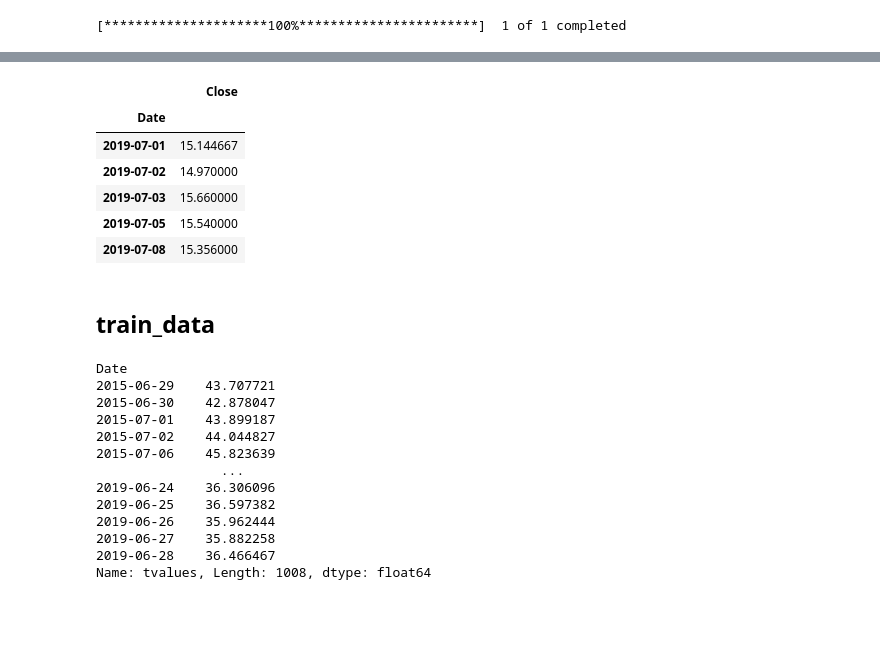
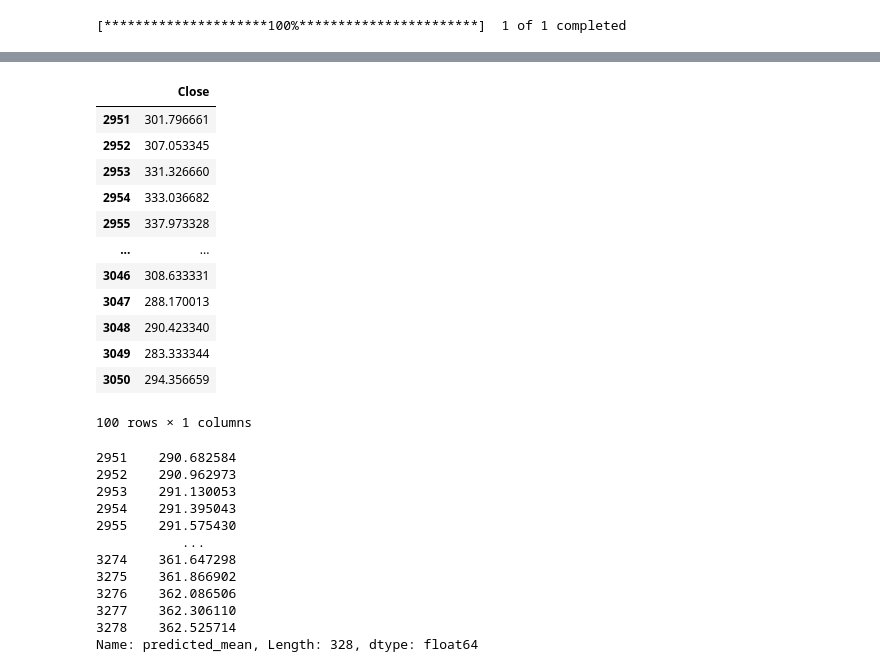
Before and after one commit to newbie10003-code/Machine-Learning, a Jupyter notebook: StockPrediction.ipynb, the cells around one changed output, grey strips where cells are left out. Cells and saved outputs as stored; diff of their text form; code cells hidden in the pictures; blank space fills up the shorter version.

```diff
--- a/StockPrediction.ipynb
+++ b/StockPrediction.ipynb
@@ -78,0 +75,2 @@ memory usage: 177.1 KB
+# %%
+data.reset_index(inplace=True,drop=True)
@@ -105,0 +163,3 @@ data.tail()
+# %%
+data['Close:12 days rolling']=data['Close'].rolling(window=10).mean()
+data['Close:12 days rolling standard Deviation']=data['Close'].rolling(window=10).std()
@@ -106,2 +182,3 @@ data.tail()
 # %%
 data['Close:100 days rolling']=data['Close'].rolling(window=100).mean()
+data['Close:100 days rolling standard Deviation']=data['Close'].rolling(window=100).std()
@@ -230,3 +326,3 @@ PACF12=plot_pacf(data['Close 12 difference'].dropna())
 # %%
-train_data=pd.DataFrame(data['Close'][0:int(len(data)*(70/100))])
-test_data=pd.DataFrame(data['Close'][int (len(data)*(70/100)):int(len(data))])
+train_data=pd.DataFrame(data[['Close']][0:int(len(data)*(90/100))])
+test_data=pd.DataFrame(data[['Close']][int (len(data)*(90/100)):int(len(data))])
@@ -323,12 +465,16 @@ test_data
 # %%
-test_data.head()
+test_data.head(100)
 # %% [output]
 |  | Close |
-| Date |  |
-| 2019-07-01 | 15.144667 |
-| 2019-07-02 | 14.970000 |
-| 2019-07-03 | 15.660000 |
-| 2019-07-05 | 15.540000 |
-| 2019-07-08 | 15.356000 |
+| 2951 | 301.796661 |
+| 2952 | 307.053345 |
+| 2953 | 331.326660 |
+| 2954 | 333.036682 |
+| 2955 | 337.973328 |
+| ... | ... |
+| 3046 | 308.633331 |
+| 3047 | 288.170013 |
+| 3048 | 290.423340 |
+| 3049 | 283.333344 |
+| 3050 | 294.356659 |
+100 rows × 1 columns
-# %% [markdown]
-## train_data
@@ -340,16 +481,16 @@ pred_sarima = model_sarima_fit.get_prediction(start = datetime(2015,6,29), end =
-# %%
-print(pred_sarima.tvalues[0:])
-# %% [output]
-Date
-2015-06-29    43.707721
-2015-06-30    42.878047
-2015-07-01    43.899187
-2015-07-02    44.044827
-2015-07-06    45.823639
-                ...
-2019-06-24    36.306096
-2019-06-25    36.597382
-2019-06-26    35.962444
-2019-06-27    35.882258
-2019-06-28    36.466467
-Name: tvalues, Length: 1008, dtype: float64
+# %%
+forecast_values=model_arima_fit.forecast(328,alpha=0.05)
+forecast_values
+# %% [output]
+2951    290.682584
+2952    290.962973
+2953    291.130053
+2954    291.395043
+2955    291.575430
+           ...
+3274    361.647298
+3275    361.866902
+3276    362.086506
+3277    362.306110
+3278    362.525714
+Name: predicted_mean, Length: 328, dtype: float64
```
Also changed, not shown: parts of 69 cells of this notebook, 17 other files.
